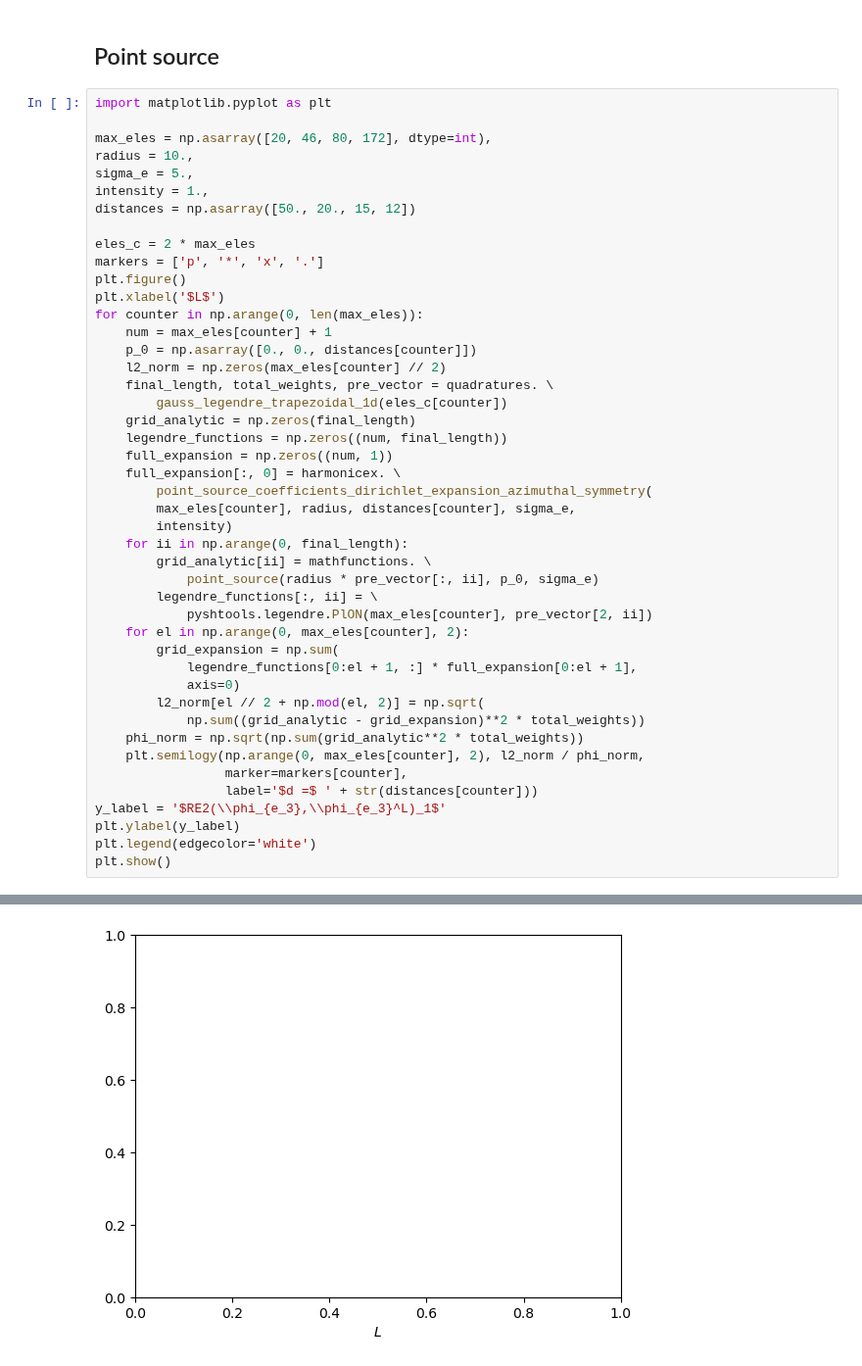
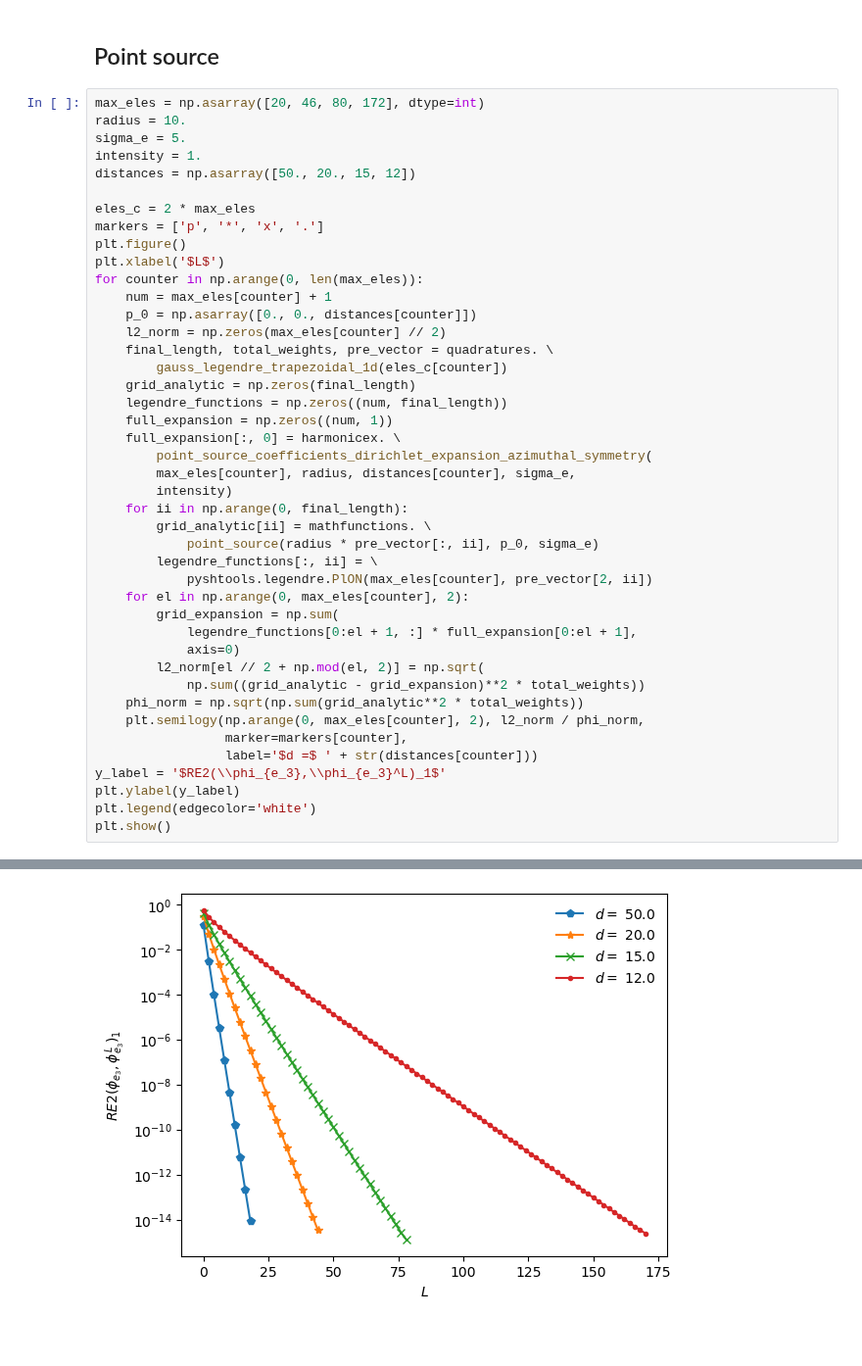
Before and after one commit to iamartineza/biosspheres, a Jupyter notebook: notebooks/studying_sh_expansions.ipynb, the cells around one changed output, grey strips where cells are left out. Shown at 98% size. Saved outputs shown, nothing was run; the diff lists cells and outputs as text; blank space fills up the shorter version.

```diff
--- a/notebooks/studying_sh_expansions.ipynb
+++ b/notebooks/studying_sh_expansions.ipynb
@@ -132,12 +135,10 @@ array([ 0.00000000e+00, -0.00000000e+00,  1.33032472e+01,  0.00000000e+00,
 # %% [markdown]
 ## Point source
 # %%
-import matplotlib.pyplot as plt
-
-max_eles = np.asarray([20, 46, 80, 172], dtype=int),
-radius = 10.,
-sigma_e = 5.,
-intensity = 1.,
+max_eles = np.asarray([20, 46, 80, 172], dtype=int)
+radius = 10.
+sigma_e = 5.
+intensity = 1.
 distances = np.asarray([50., 20., 15, 12])
 
 eles_c = 2 * max_eles
@@ -181 +181 @@ TypeError: only integer scalar arrays can be converted to a scalar index
-[figure, old version]
+[figure, new version]
```
Also changed, not shown: parts of 7 cells of this notebook.
